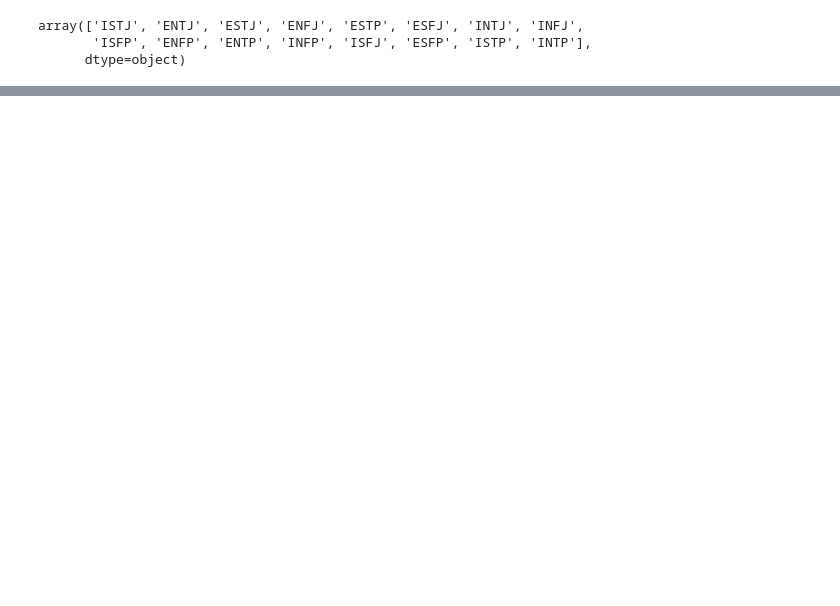
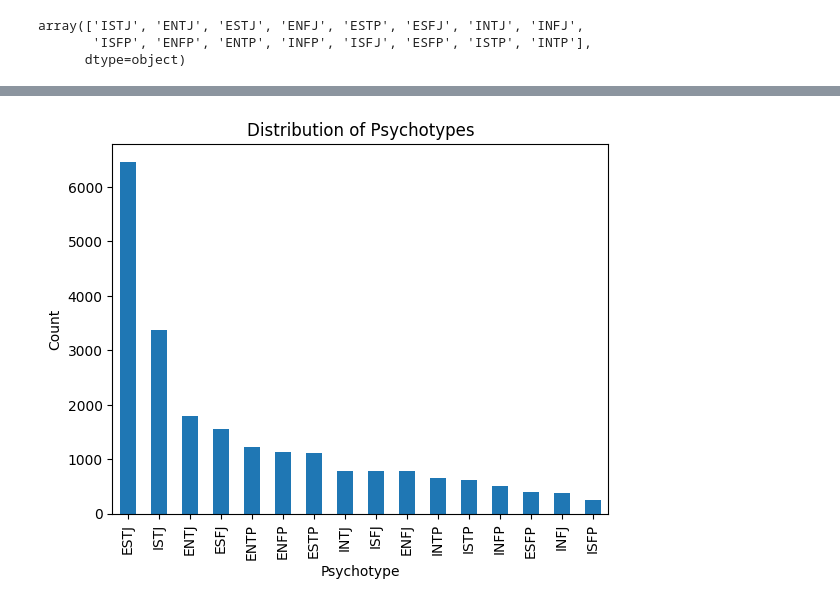
Before and after one commit to Rhea-myat/Dashboard, a Jupyter notebook: Data_Analysis.ipynb, the cells around one changed output, grey strips where cells are left out. Cells and saved outputs as stored; diff of their text form; code cells hidden in the pictures; blank space fills up the shorter version.

```diff
--- a/Data_Analysis.ipynb
+++ b/Data_Analysis.ipynb
@@ -122,0 +173,8 @@ array(['ISTJ', 'ENTJ', 'ESTJ', 'ENFJ', 'ESTP', 'ESFJ', 'INTJ', 'INFJ',
+# %%
+df['psychotype'].value_counts().plot(kind='bar')
+plt.xlabel('Psychotype')
+plt.ylabel('Count')
+plt.title('Distribution of Psychotypes')
+plt.show()
+# %% [output]
+[figure, added]
```
Also changed, not shown: parts of 11 cells of this notebook, 2 other files.
